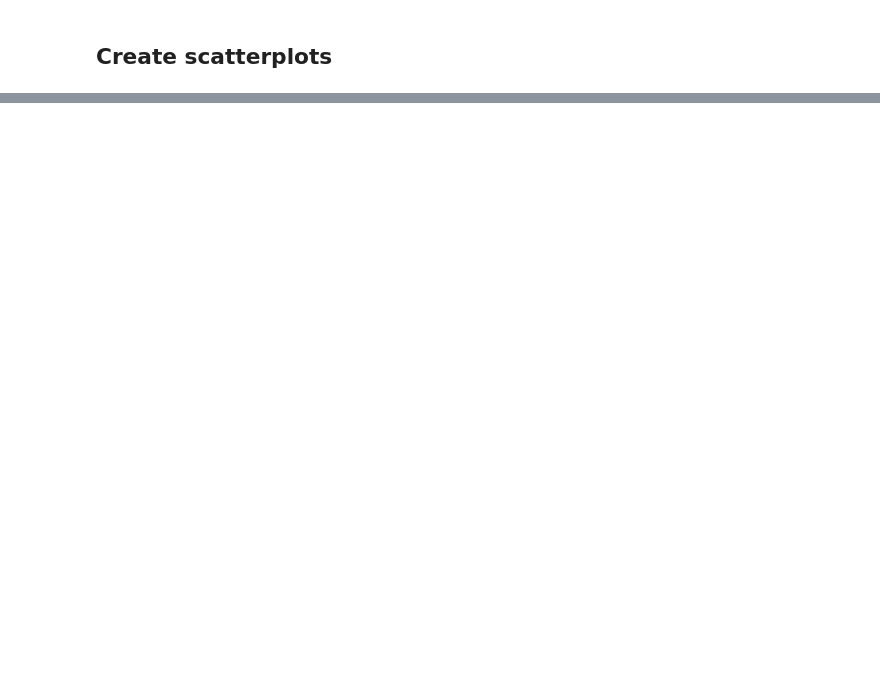
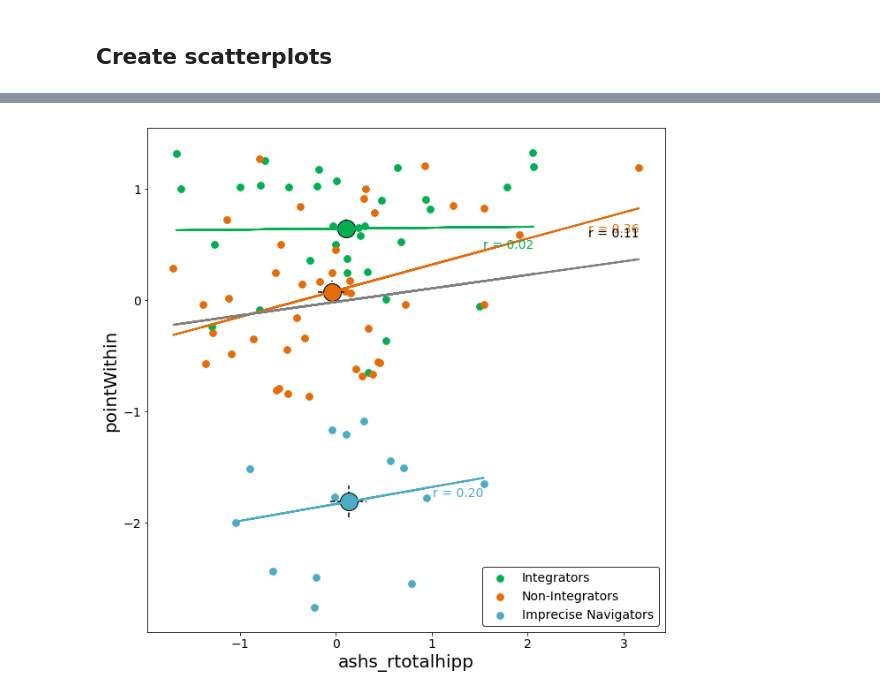
Before and after one commit to smweis/Silcton_MRI, a Jupyter notebook: jupyter_analysis/Silcton.ipynb, the cells around one changed output, grey strips where cells are left out. Cells and saved outputs as stored; diff of their text form; code cells hidden in the pictures; blank space fills up the shorter version.

```diff
--- a/jupyter_analysis/Silcton.ipynb
+++ b/jupyter_analysis/Silcton.ipynb
@@ -155,5 +346,7 @@ makeNavGroupPlot('lhc_head','pointTotal',normedData)
 # %%
 # Figures for iNav Poster
 
-makeNavGroupPlot('ashs_rhc','pointTotal',normedData)
+makeNavGroupPlot('ashs_rtotalhipp','pointWithin',dataWithoutOutliers)
+# %% [output]
+[figure, added]
 # %%
```
Also changed, not shown: parts of 23 cells of this notebook.
